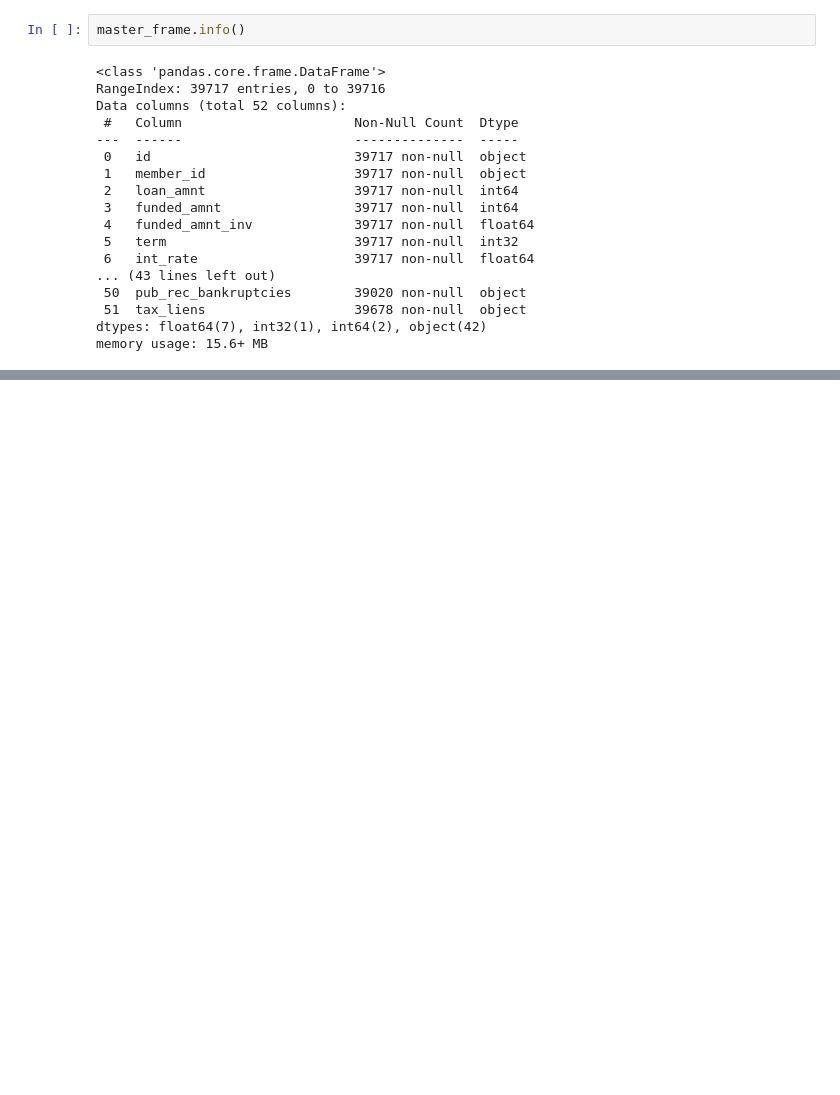
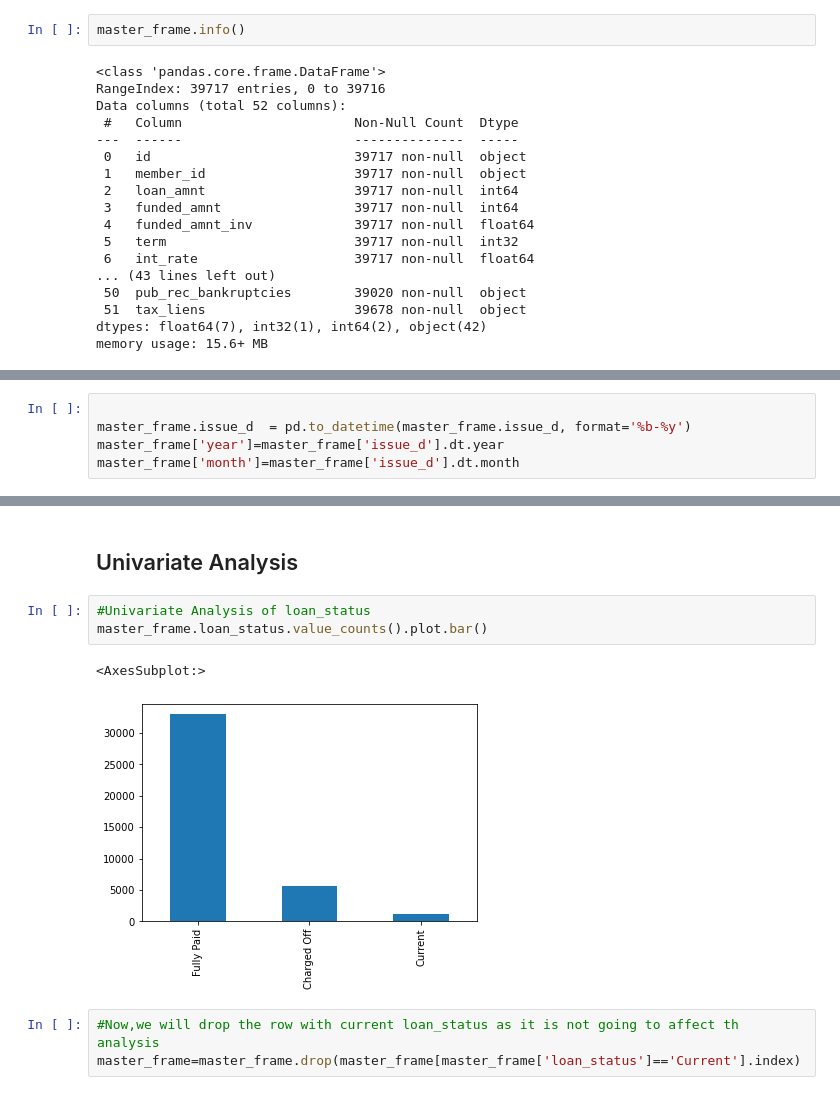
Before and after one commit to ArjunAshokKumar/Lending-Club-Case-Study, a Jupyter notebook: Niraj Kumar.ipynb, the cells around one changed output, grey strips where cells are left out. Drawn from its saved outputs; the diff is of its cells as text; blank space fills up the shorter version.

Commit message:
data analysi

```diff
--- a/Niraj Kumar.ipynb
+++ b/Niraj Kumar.ipynb
@@ -187,0 +195,5 @@ memory usage: 15.6+ MB
+# %%
+
+master_frame.issue_d  = pd.to_datetime(master_frame.issue_d, format='%b-%y')
+master_frame['year']=master_frame['issue_d'].dt.year
+master_frame['month']=master_frame['issue_d'].dt.month
@@ -187,0 +211,12 @@ memory usage: 15.6+ MB
+# %% [markdown]
+
+## Univariate Analysis
+# %%
+#Univariate Analysis of loan_status
+master_frame.loan_status.value_counts().plot.bar()
+# %% [output]
+<AxesSubplot:>
+[figure, added]
+# %%
+#Now,we will drop the row with current loan_status as it is not going to affect th analysis
+master_frame=master_frame.drop(master_frame[master_frame['loan_status']=='Current'].index)
```
Also changed, not shown: parts of 22 cells of this notebook.
